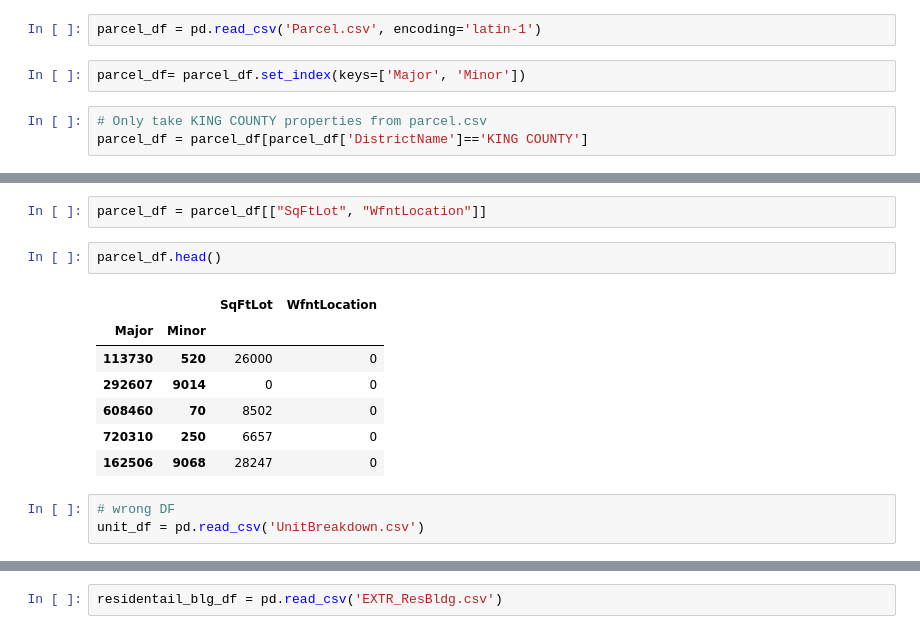
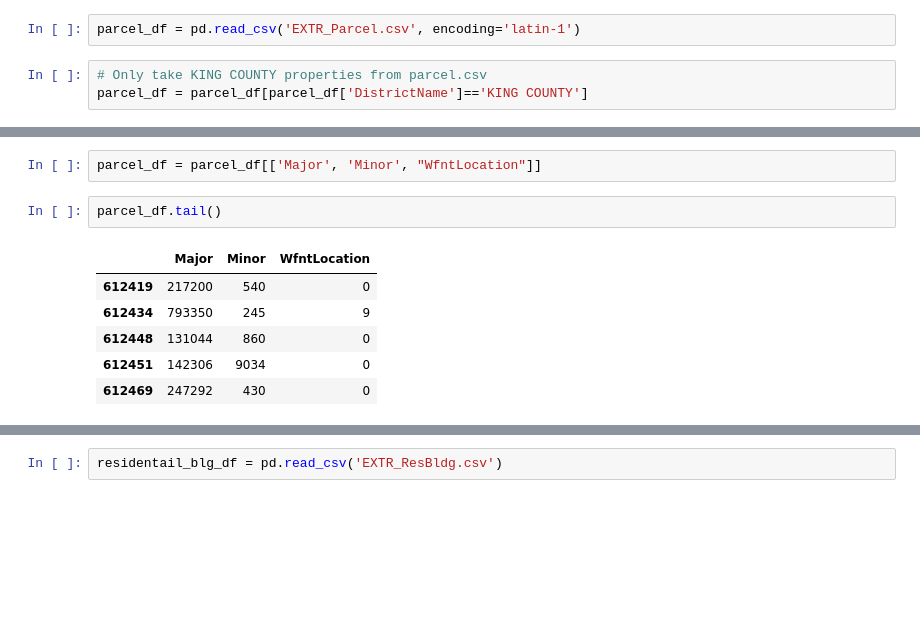
Before and after one commit to dalems4/mod_1_project_seattle-ds-051319, a Jupyter notebook: Merged_Dfs.ipynb, the cells around one changed output, grey strips where cells are left out. Cells and saved outputs as stored; diff of their text form; blank space fills up the shorter version.

```diff
--- a/Merged_Dfs.ipynb
+++ b/Merged_Dfs.ipynb
@@ -13,7 +8,5 @@ Parcel.csv        Sale.csv          UnitBreakdown.csv
 # %%
-parcel_df = pd.read_csv('Parcel.csv', encoding='latin-1')
+parcel_df = pd.read_csv('EXTR_Parcel.csv', encoding='latin-1')
-# %%
-parcel_df= parcel_df.set_index(keys=['Major', 'Minor'])
 # %%
 # Only take KING COUNTY properties from parcel.csv
 parcel_df = parcel_df[parcel_df['DistrictName']=='KING COUNTY']
@@ -31,15 +23,11 @@ parcel_df.head()
 # %%
-parcel_df = parcel_df[["SqFtLot", "WfntLocation"]]
+parcel_df = parcel_df[['Major', 'Minor', "WfntLocation"]]
 # %%
-parcel_df.head()
+parcel_df.tail()
 # %% [output]
-|  |  | SqFtLot | WfntLocation |
-| Major | Minor |  |  |
-| 113730 | 520 | 26000 | 0 |
-| 292607 | 9014 | 0 | 0 |
-| 608460 | 70 | 8502 | 0 |
-| 720310 | 250 | 6657 | 0 |
-| 162506 | 9068 | 28247 | 0 |
+|  | Major | Minor | WfntLocation |
+| 612419 | 217200 | 540 | 0 |
+| 612434 | 793350 | 245 | 9 |
+| 612448 | 131044 | 860 | 0 |
+| 612451 | 142306 | 9034 | 0 |
+| 612469 | 247292 | 430 | 0 |
-# %%
-# wrong DF
-unit_df = pd.read_csv('UnitBreakdown.csv')
```
Also changed, not shown: parts of 84 cells of this notebook.
